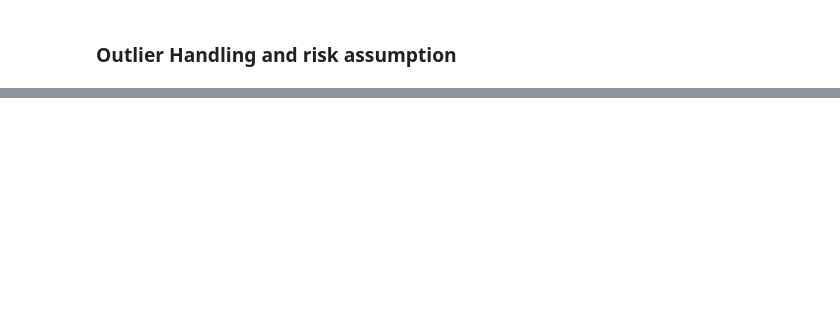
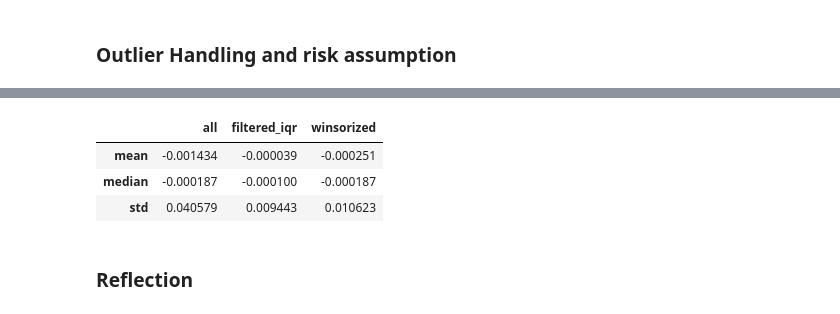
Before and after one commit to dhv9221-hash/Bootcamp_dhyey_vyas, a Jupyter notebook: homework/homework7/notebooks/stage07.ipynb, the cells around one changed output, grey strips where cells are left out. Cells and saved outputs as stored; diff of their text form; code cells hidden in the pictures; blank space fills up the shorter version.

```diff
--- a/homework/homework7/notebooks/stage07.ipynb
+++ b/homework/homework7/notebooks/stage07.ipynb
@@ -95,0 +141,24 @@ df.head()
+# %%
+# Option A: Summary stats
+summ_all = df[target_col].describe()[['mean', '50%', 'std']].rename({'50%': 'median'})
+summ_filtered = df.loc[~df['outlier_iqr'], target_col].describe()[['mean', '50%', 'std']].rename({'50%': 'median'})
+summ_w = None
+if 'winsorize_series' in globals():
+    w = winsorize_series(df[target_col])
+    summ_w = w.describe()[['mean', '50%', 'std']].rename({'50%': 'median'})
+
+comp = pd.concat(
+    {
+        'all': summ_all,
+        'filtered_iqr': summ_filtered,
+        **({'winsorized': summ_w} if summ_w is not None else {})
+    }, axis=1
+)
+comp
+# %% [output]
+|  | all | filtered_iqr | winsorized |
+| mean | -0.001434 | -0.000039 | -0.000251 |
+| median | -0.000187 | -0.000100 | -0.000187 |
+| std | 0.040579 | 0.009443 | 0.010623 |
+# %% [markdown]
+### Reflection
```
Also changed, not shown: parts of 7 cells of this notebook, 6 other files.
